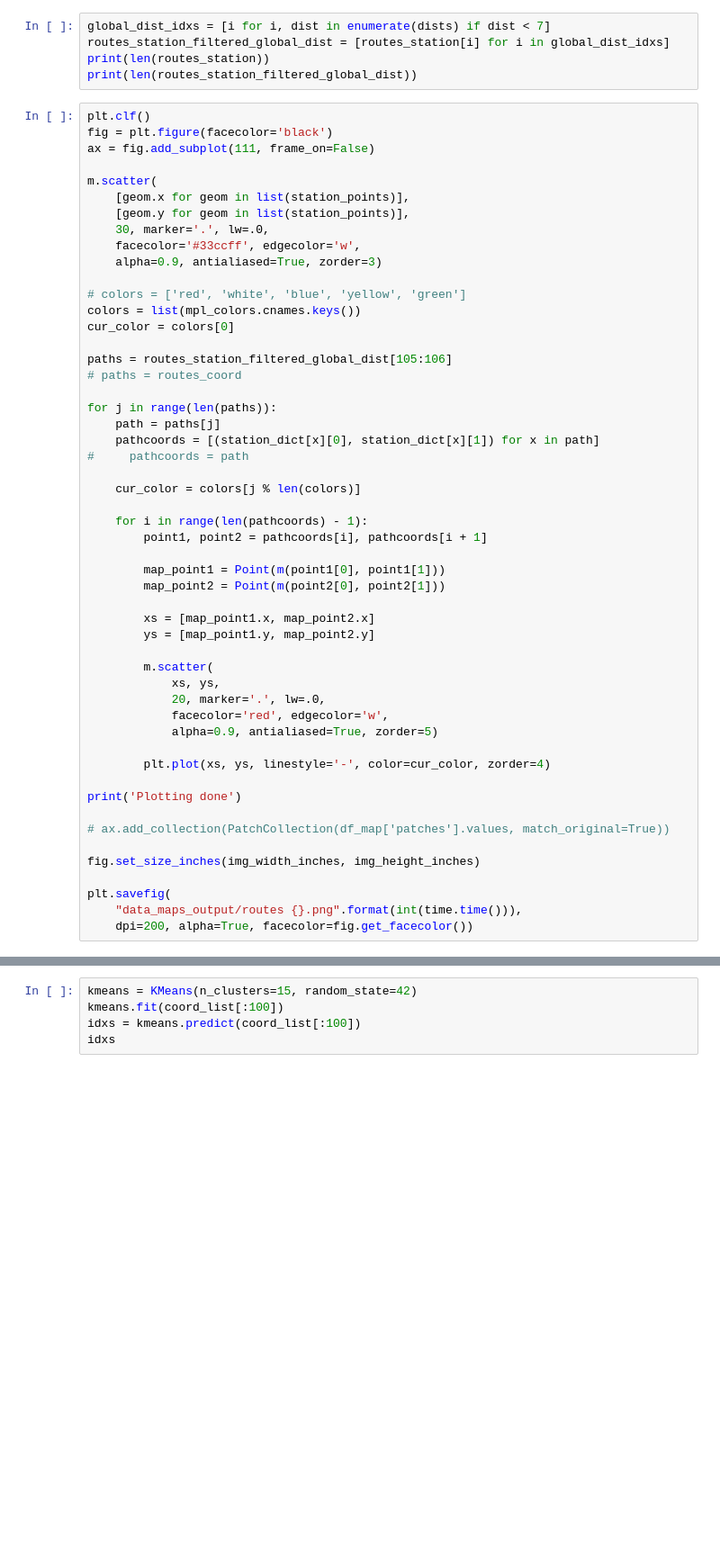
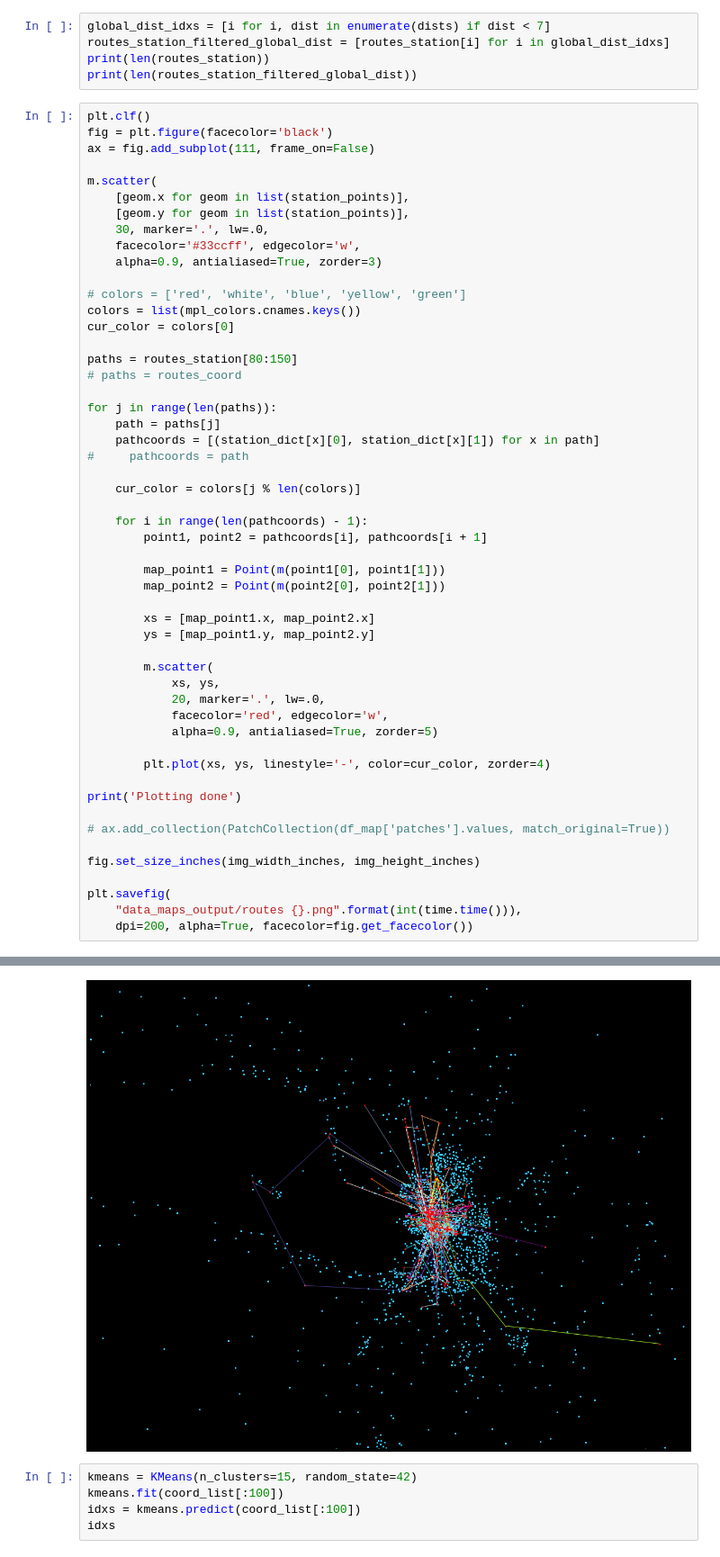
Before and after one commit to heoturu/route-clustering, a Jupyter notebook: clustering.ipynb, the cells around one changed output, grey strips where cells are left out. Shown: that part at 90% size. Cells and saved outputs as stored; diff of their text form; blank space fills up the shorter version.

```diff
--- a/clustering.ipynb
+++ b/clustering.ipynb
@@ -113,7 +117,7 @@ m.scatter(
 colors = list(mpl_colors.cnames.keys())
 cur_color = colors[0]
 
-paths = routes_station_filtered_global_dist[105:106]
+paths = routes_station[80:150]
 # paths = routes_coord
 
 for j in range(len(paths)):
@@ -149,3 +153,4 @@ fig.set_size_inches(img_width_inches, img_height_inches)
 plt.savefig(
     "data_maps_output/routes {}.png".format(int(time.time())),
     dpi=200, alpha=True, facecolor=fig.get_facecolor())
+# %% [output]
@@ -152,3 +159,4 @@ plt.savefig(
+[figure, added]
 # %%
 kmeans = KMeans(n_clusters=15, random_state=42)
 kmeans.fit(coord_list[:100])
```
Also changed, not shown: parts of 2 cells of this notebook.
